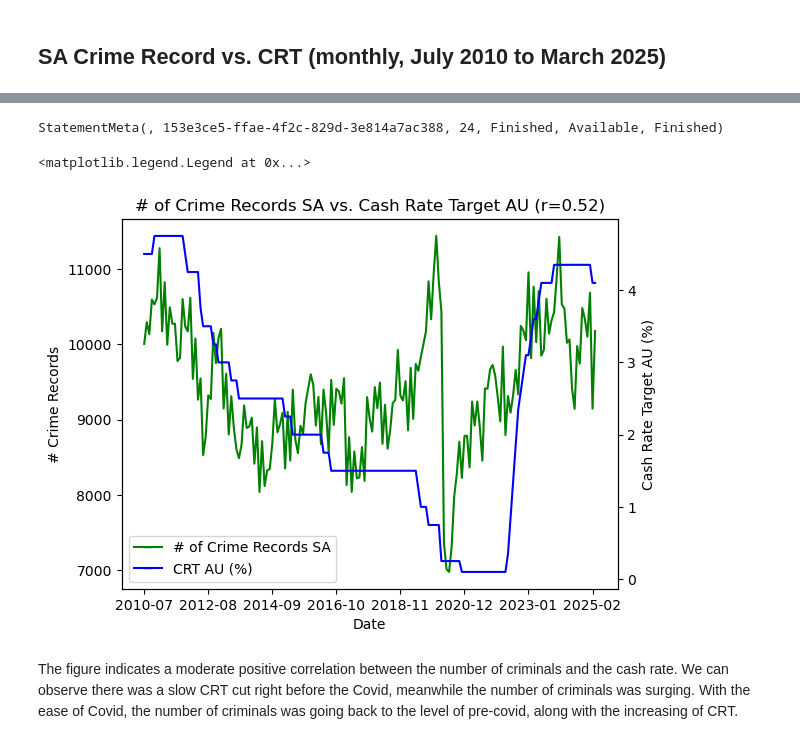
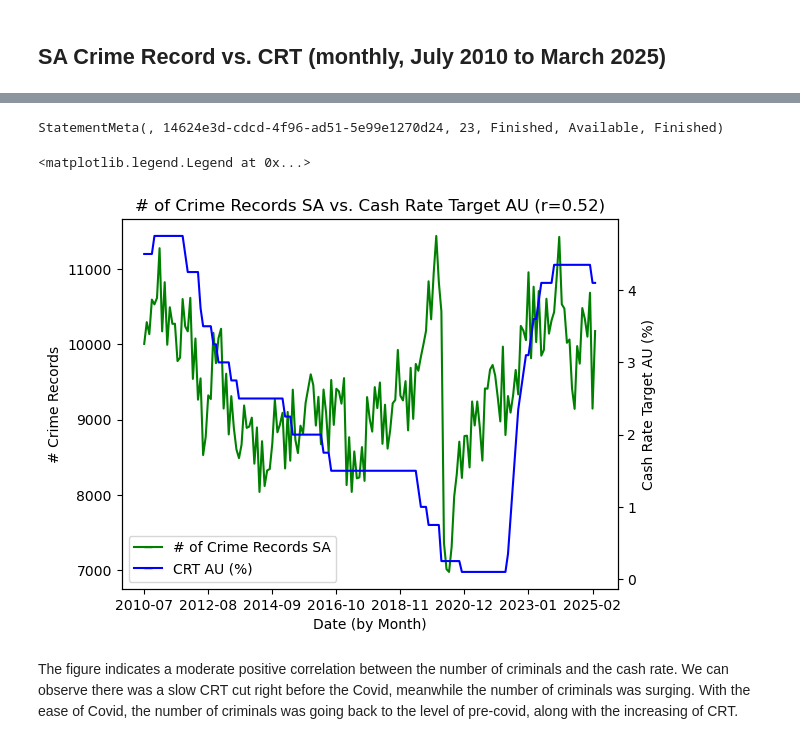
Before and after one commit to jrts/fabric_sa_crime_records, a Jupyter notebook: 04_analytics/sa_crime_record_economic_indicator.ipynb, the cells around one changed output, grey strips where cells are left out. Saved outputs shown, nothing was run; the diff lists cells and outputs as text; code cells hidden in the pictures.

Commit message:
update images

```diff
--- a/04_analytics/sa_crime_record_economic_indicator.ipynb
+++ b/04_analytics/sa_crime_record_economic_indicator.ipynb
@@ -99,13 +99,14 @@ StatementMeta(, 153e3ce5-ffae-4f2c-829d-3e814a7ac388, 23, Finished, Available, F
 # %%
 ax1 = display_df.plot(x='Date', y='Number Records', color='g', legend=False, ylabel='# Crime Records')
 display_df.plot(x='Date', y='CRT', color='b', ax=ax1.twinx(), legend=False, ylabel='Cash Rate Target AU (%)')
 
 ax1.set_title('# of Crime Records SA vs. Cash Rate Target AU (r=0.52)')
+ax1.set_xlabel(xlabel='Date (by Month)')
 ax1.legend(handles=[Line2D([], [], marker='_', color='g', label='# of Crime Records SA'), Line2D([], [], marker='_', color='b', label='CRT AU (%)')])
 # %% [output]
-StatementMeta(, 153e3ce5-ffae-4f2c-829d-3e814a7ac388, 24, Finished, Available, Finished)
+StatementMeta(, 14624e3d-cdcd-4f96-ad51-5e99e1270d24, 23, Finished, Available, Finished)
 <matplotlib.legend.Legend at 0x...>
-[figure, old version]
+[figure, new version]
 # %% [markdown]
 The figure indicates a moderate positive correlation between the number of criminals and the cash rate. We can observe there was a slow CRT cut right before the Covid, meanwhile the number of criminals was surging. With the ease of Covid, the number of criminals was going back to the level of pre-covid, along with the increasing of CRT.
 # %% [markdown]
```
Also changed, not shown: parts of 21 cells of this notebook, 2 other files.
